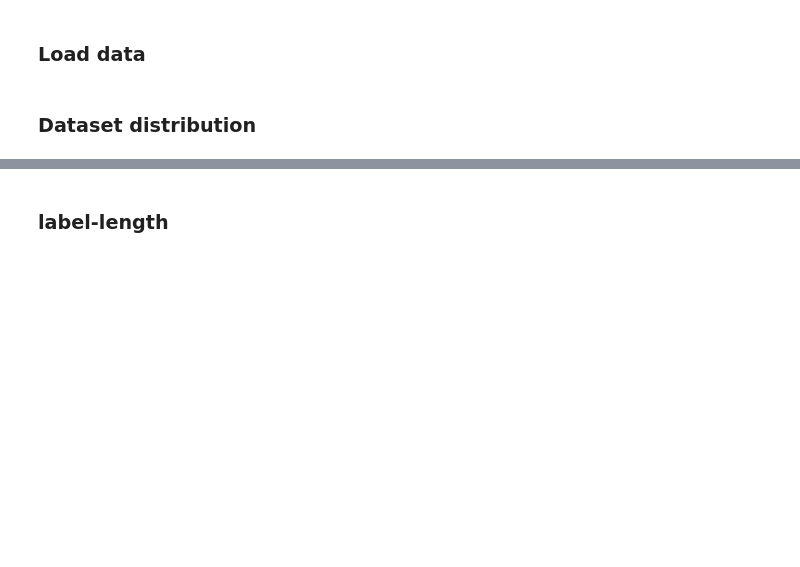
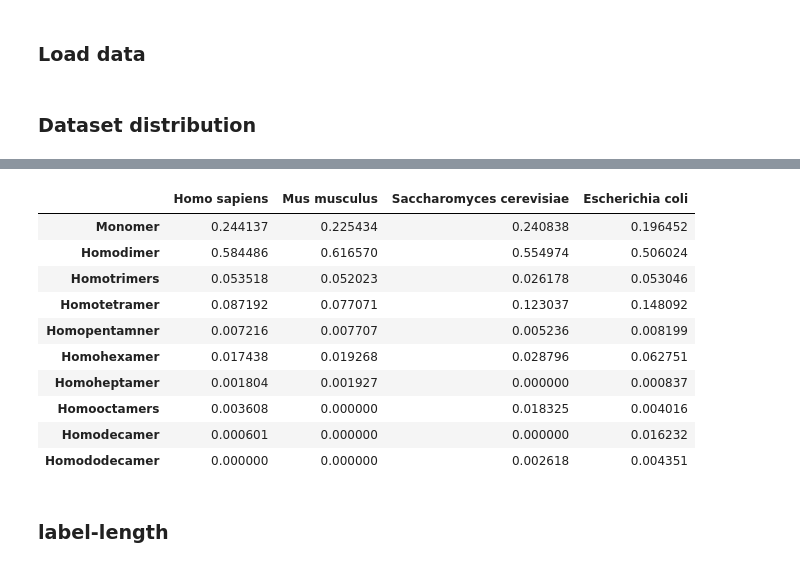
Before and after one commit to tibbdc/DeepSub, a Jupyter notebook: 01_GetData.ipynb, the cells around one changed output, grey strips where cells are left out. Saved outputs shown, nothing was run; the diff lists cells and outputs as text; code cells hidden in the pictures; blank space fills up the shorter version.

```diff
--- a/01_GetData.ipynb
+++ b/01_GetData.ipynb
@@ -54,3 +69,46 @@ get_distribution_among_species(dataset,distribution_among_species_png)
+# %%
+def generate_percentage_dataframe(ori_data):
+    uniprot_data = ori_data[ori_data['organism'].notna()]
+
+    species_list = ['Homo sapiens', 'Mus musculus', 'Saccharomyces cerevisiae', 'Escherichia coli']
+    label_sequence = [1, 2, 3, 4, 5, 6, 7, 8, 10, 12]
+
+    species_dict = {}
+    for species in species_list:
+        group_df = uniprot_data[uniprot_data['organism'].str.contains(species)].groupby('label')
+        count_list = [0] * 10
+        for i, df in group_df:
+            index = label_sequence.index(i)
+            count_list[index] = df.shape[0]
+        species_dict[species] = count_list
+
+    legend_labels = ['Monomer', 'Homodimer', 'Homotrimers', 'Homotetramer', 'Homopentamner', 'Homohexamer', 'Homoheptamer', 'Homooctamers', 'Homodecamer', 'Homododecamer']
+
+    percentage_dict = {}
+    for species in species_list:
+        total_count = sum(species_dict[species])
+        percentage_list = [count / total_count for count in species_dict[species]]
+        percentage_dict[species] = percentage_list
+
+    df = pd.DataFrame(percentage_dict, index=legend_labels)
+    return df
+
+# Assuming ori_data is the DataFrame used in the plotting code
+# Call the function to generate the DataFrame
+percentage_df = generate_percentage_dataframe(dataset)
+percentage_df
+# %% [output]
+|  | Homo sapiens | Mus musculus | Saccharomyces cerevisiae | Escherichia coli |
+| Monomer | 0.244137 | 0.225434 | 0.240838 | 0.196452 |
+| Homodimer | 0.584486 | 0.616570 | 0.554974 | 0.506024 |
+| Homotrimers | 0.053518 | 0.052023 | 0.026178 | 0.053046 |
+| Homotetramer | 0.087192 | 0.077071 | 0.123037 | 0.148092 |
+| Homopentamner | 0.007216 | 0.007707 | 0.005236 | 0.008199 |
+| Homohexamer | 0.017438 | 0.019268 | 0.028796 | 0.062751 |
+| Homoheptamer | 0.001804 | 0.001927 | 0.000000 | 0.000837 |
+| Homooctamers | 0.003608 | 0.000000 | 0.018325 | 0.004016 |
+| Homodecamer | 0.000601 | 0.000000 | 0.000000 | 0.016232 |
+| Homododecamer | 0.000000 | 0.000000 | 0.002618 | 0.004351 |
 # %% [markdown]
 ### label-length
 # %%
```
Also changed, not shown: parts of 11 cells of this notebook.
